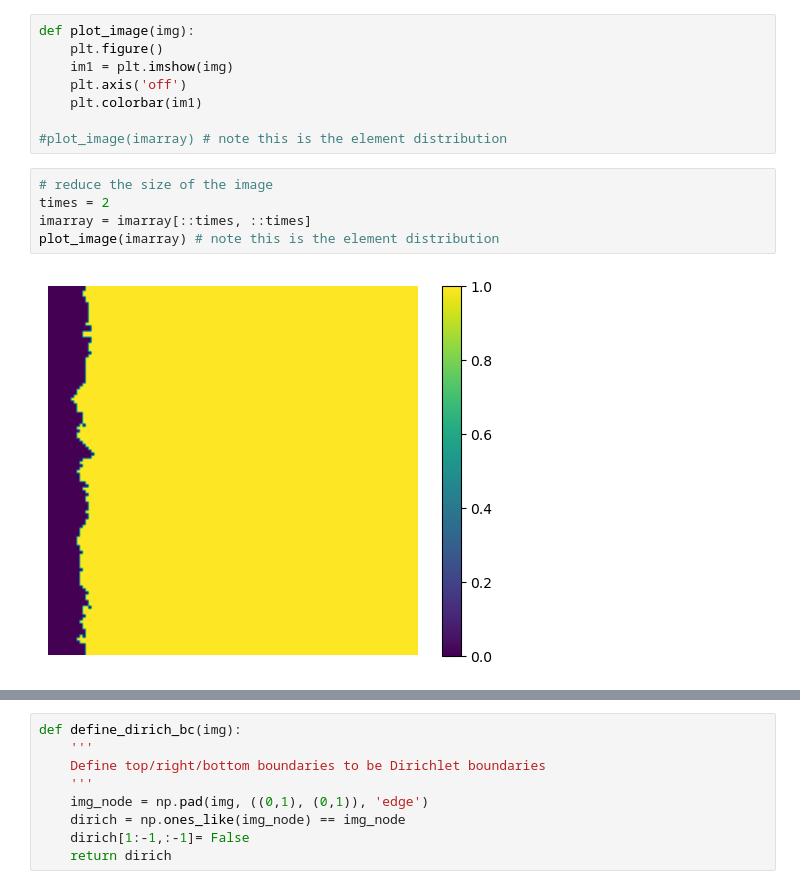
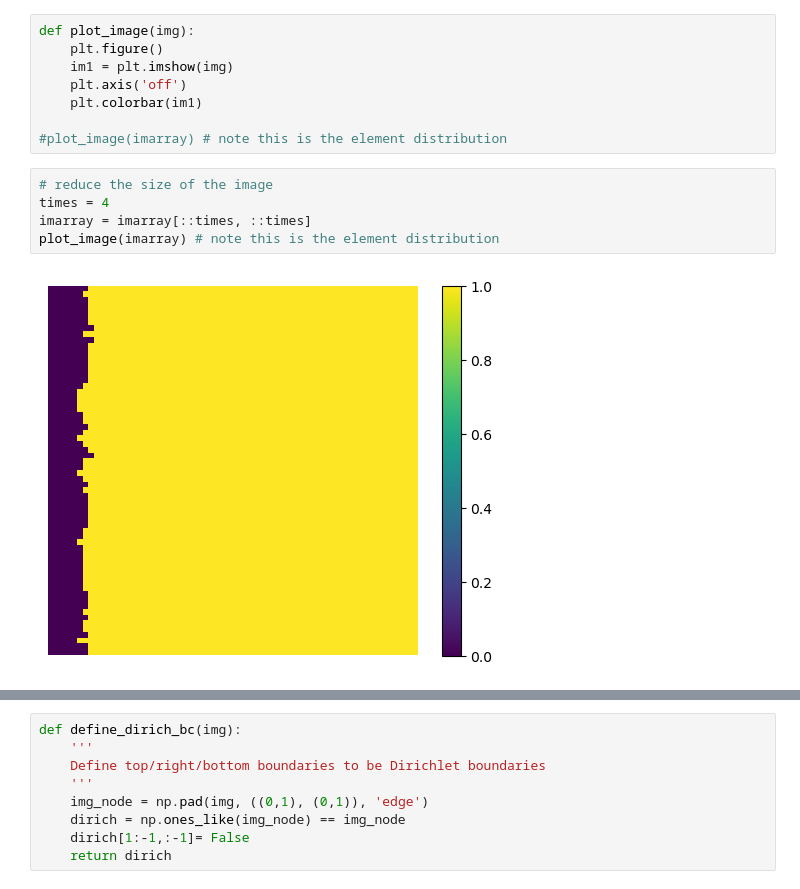
Before and after one commit to ymlasu/MFEA-Net, a Jupyter notebook: data/Ti64/thermal_type1_1phase_Ti64_fem.ipynb, the cells around one changed output, grey strips where cells are left out. Drawn from its saved outputs; the diff is of its cells as text.

```diff
--- a/data/Ti64/thermal_type1_1phase_Ti64_fem.ipynb
+++ b/data/Ti64/thermal_type1_1phase_Ti64_fem.ipynb
@@ -27,11 +27,11 @@ def plot_image(img):
 #plot_image(imarray) # note this is the element distribution
 # %%
 # reduce the size of the image
-times = 2
+times = 4
 imarray = imarray[::times, ::times]
 plot_image(imarray) # note this is the element distribution
 # %% [output]
-[figure, old version]
+[figure, new version]
 # %%
 plt.hist(imarray.reshape(-1,1))
 # %% [output]
```
Also changed, not shown: parts of 8 cells of this notebook, 5 other files.
